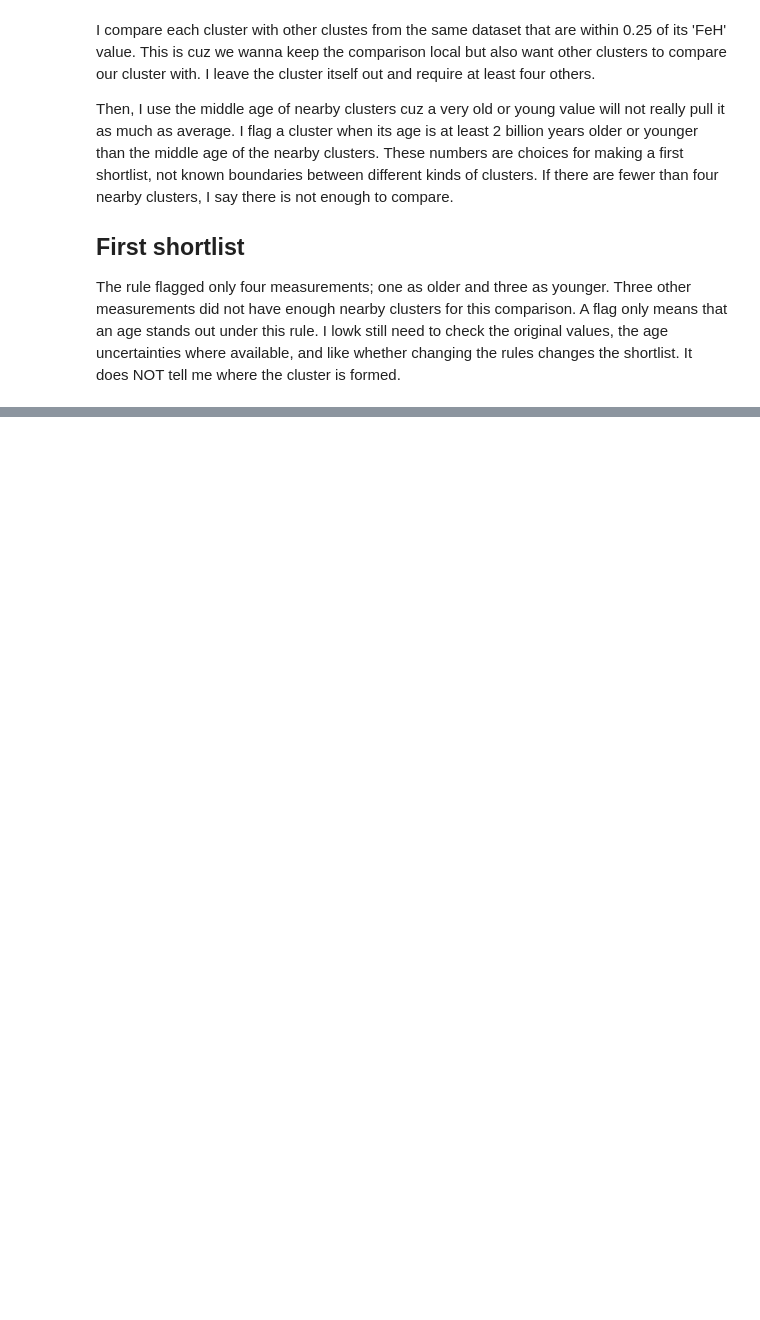
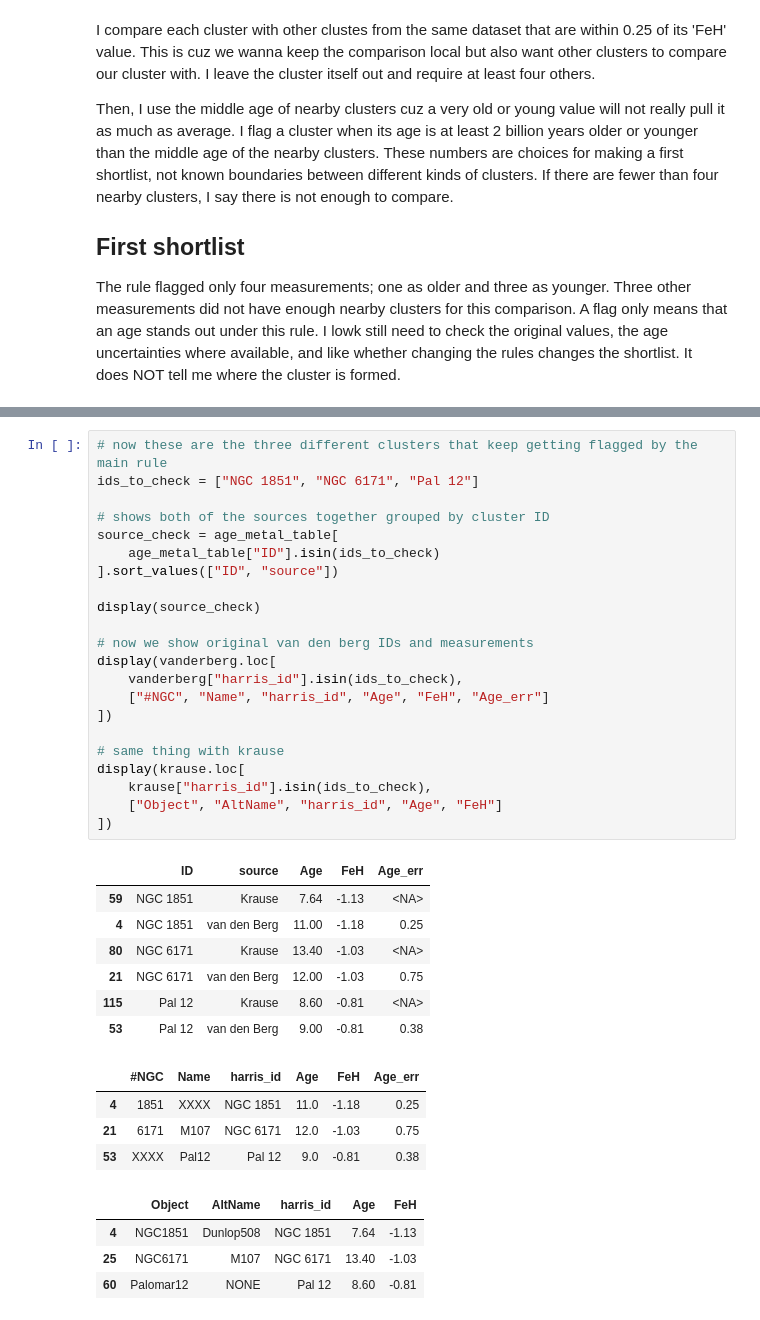
Before and after one commit to FeymanMCSQ/PHYS3116-Computational-Assignment, a Jupyter notebook: Safi's Folder/ageMetallicityBackup.ipynb, the cells around one changed output, grey strips where cells are left out. Saved outputs shown, nothing was run; the diff lists cells and outputs as text; blank space fills up the shorter version.

```diff
--- a/Safi's Folder/ageMetallicityBackup.ipynb
+++ b/Safi's Folder/ageMetallicityBackup.ipynb
@@ -445,3 +445,41 @@ dtype: int64
 |  | NGC 6752 | not flagged | not flagged | not flagged | flagged older | not flagged |
 |  | Pal 12 | flagged younger | flagged younger | flagged younger | flagged younger | flagged younger |
 | van den Berg | Pal 12 | flagged younger | flagged younger | flagged younger | flagged younger | not flagged |
+# %%
+# now these are the three different clusters that keep getting flagged by the main rule
+ids_to_check = ["NGC 1851", "NGC 6171", "Pal 12"]
+
+# shows both of the sources together grouped by cluster ID
+source_check = age_metal_table[
+    age_metal_table["ID"].isin(ids_to_check)
+].sort_values(["ID", "source"])
+
+display(source_check)
+
+# now we show original van den berg IDs and measurements
+display(vanderberg.loc[
+    vanderberg["harris_id"].isin(ids_to_check),
+    ["#NGC", "Name", "harris_id", "Age", "FeH", "Age_err"]
+])
+
+# same thing with krause
+display(krause.loc[
+    krause["harris_id"].isin(ids_to_check),
+    ["Object", "AltName", "harris_id", "Age", "FeH"]
+])
+# %% [output]
+|  | ID | source | Age | FeH | Age_err |
+| 59 | NGC 1851 | Krause | 7.64 | -1.13 | <NA> |
+| 4 | NGC 1851 | van den Berg | 11.00 | -1.18 | 0.25 |
+| 80 | NGC 6171 | Krause | 13.40 | -1.03 | <NA> |
+| 21 | NGC 6171 | van den Berg | 12.00 | -1.03 | 0.75 |
+| 115 | Pal 12 | Krause | 8.60 | -0.81 | <NA> |
+| 53 | Pal 12 | van den Berg | 9.00 | -0.81 | 0.38 |
+|  | #NGC | Name | harris_id | Age | FeH | Age_err |
+| 4 | 1851 | XXXX | NGC 1851 | 11.0 | -1.18 | 0.25 |
+| 21 | 6171 | M107 | NGC 6171 | 12.0 | -1.03 | 0.75 |
+| 53 | XXXX | Pal12 | Pal 12 | 9.0 | -0.81 | 0.38 |
+|  | Object | AltName | harris_id | Age | FeH |
+| 4 | NGC1851 | Dunlop508 | NGC 1851 | 7.64 | -1.13 |
+| 25 | NGC6171 | M107 | NGC 6171 | 13.40 | -1.03 |
+| 60 | Palomar12 | NONE | Pal 12 | 8.60 | -0.81 |
```
